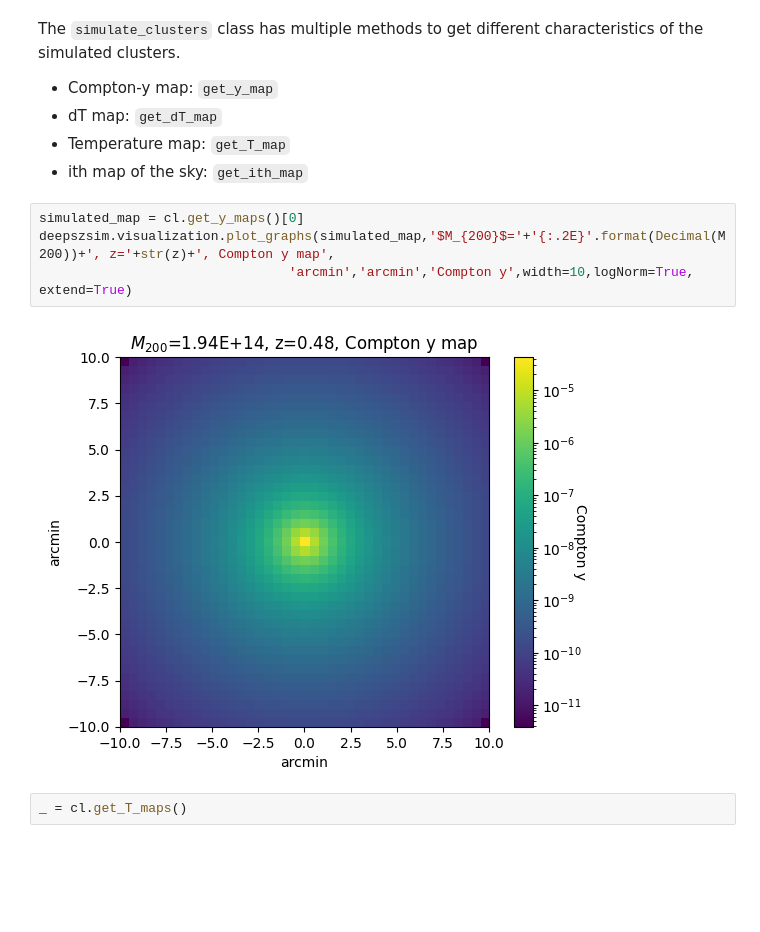
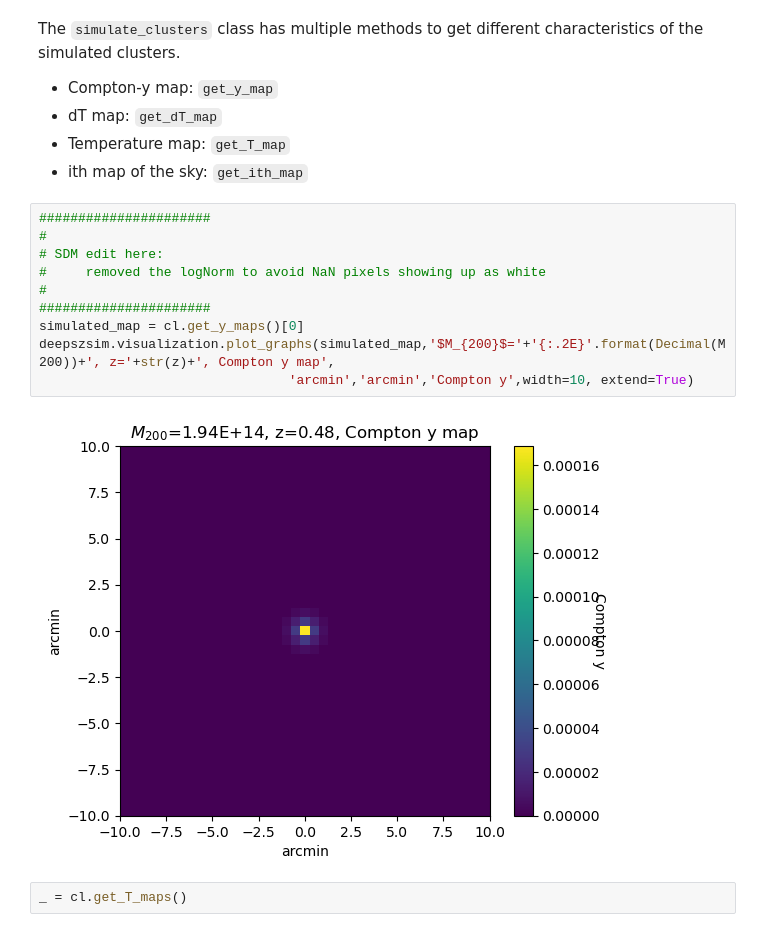
Before and after one commit to deepskies/DeepSZSim, a Jupyter notebook: notebooks/demo_full_pipeline.ipynb, the cells around one changed output. Saved outputs shown, nothing was run; the diff lists cells and outputs as text; blank space fills up the shorter version.

```diff
--- a/notebooks/demo_full_pipeline.ipynb
+++ b/notebooks/demo_full_pipeline.ipynb
@@ -268,11 +303,17 @@ The `simulate_clusters` class has multiple methods to get different characterist
 - Temperature map: `get_T_map`
 - ith map of the sky: `get_ith_map`
 # %%
+######################
+#
+# SDM edit here:
+#     removed the logNorm to avoid NaN pixels showing up as white
+#
+######################
 simulated_map = cl.get_y_maps()[0]
 deepszsim.visualization.plot_graphs(simulated_map,'$M_{200}$='+'{:.2E}'.format(Decimal(M200))+', z='+str(z)+', Compton y map',
-                                'arcmin','arcmin','Compton y',width=10,logNorm=True, extend=True)
+                                'arcmin','arcmin','Compton y',width=10, extend=True)
 # %% [output]
-[figure, old version]
+[figure, new version]
 # %%
 _ = cl.get_T_maps()
 # %%
```
Also changed, not shown: parts of 16 cells of this notebook, 1 other file.
